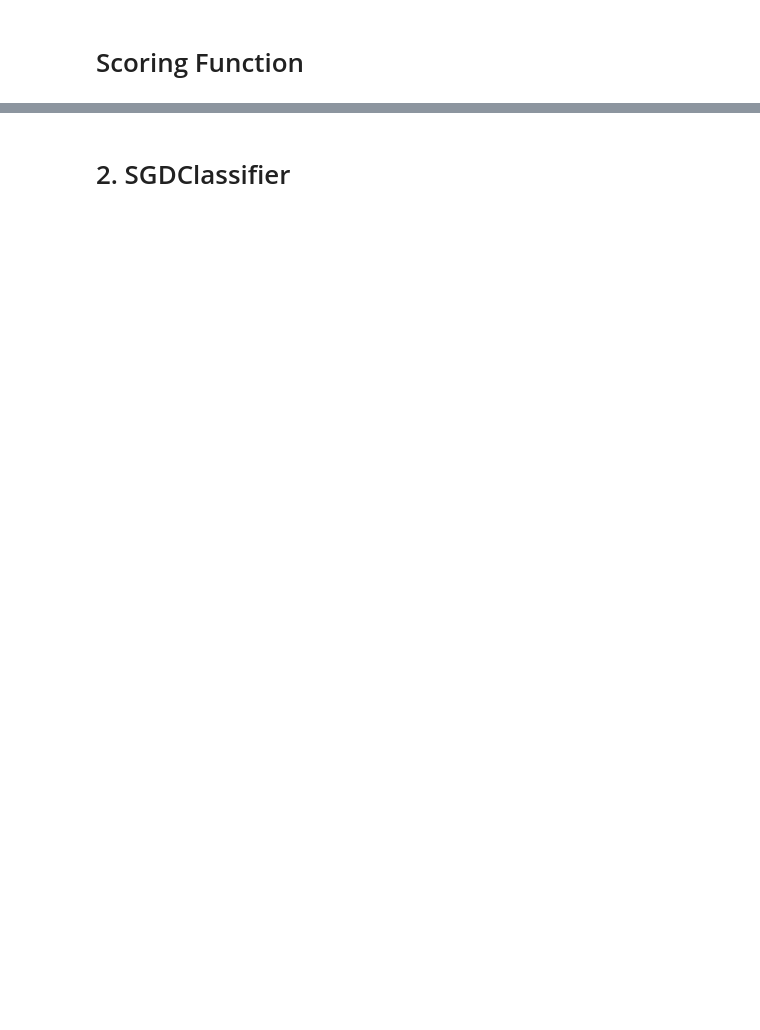
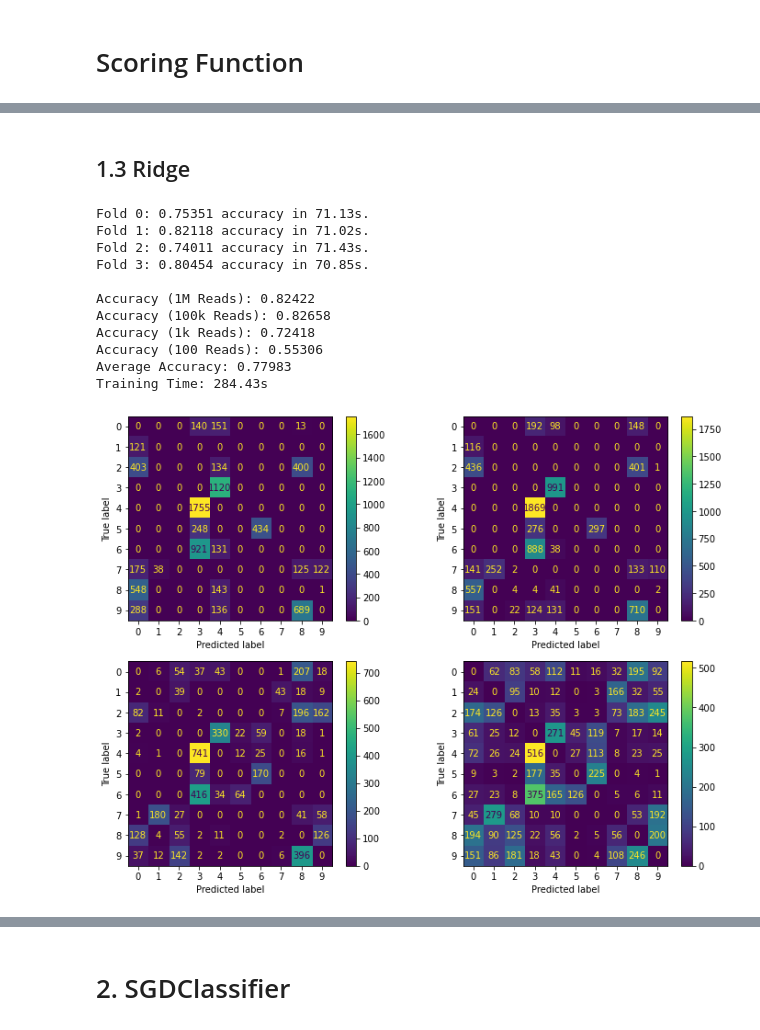
Before and after one commit to rsizem2/tabular-playground-series, a Jupyter notebook: tps-2022-02/notebooks/Baselines - Linear Classifiers.ipynb, the cells around one changed output, grey strips where cells are left out. Drawn from its saved outputs; the diff is of its cells as text; code cells hidden in the pictures; blank space fills up the shorter version.

```diff
--- a/tps-2022-02/notebooks/Baselines - Linear Classifiers.ipynb
+++ b/tps-2022-02/notebooks/Baselines - Linear Classifiers.ipynb
@@ -321,0 +244,28 @@ Training Time: 59.16s
+# %% [markdown]
+## 1.3 Ridge
+# %%
+# L2 Regularization
+oof_preds = score_model(
+    LogisticRegression(
+        penalty = 'l2',
+        solver = 'sag',
+        n_jobs = -1,
+        random_state = RANDOM_SEED,
+    ),
+    MinMaxScaler()
+)
+
+plot_confusion_matrix(train['target'],oof_preds, train_gcds)
+# %% [output]
+Fold 0: 0.75351 accuracy in 71.13s.
+Fold 1: 0.82118 accuracy in 71.02s.
+Fold 2: 0.74011 accuracy in 71.43s.
+Fold 3: 0.80454 accuracy in 70.85s.
+
+Accuracy (1M Reads): 0.82422
+Accuracy (100k Reads): 0.82658
+Accuracy (1k Reads): 0.72418
+Accuracy (100 Reads): 0.55306
+Average Accuracy: 0.77983
+Training Time: 284.43s
+[figure, added]
```
Also changed, not shown: parts of 56 cells of this notebook, 4 other files.
